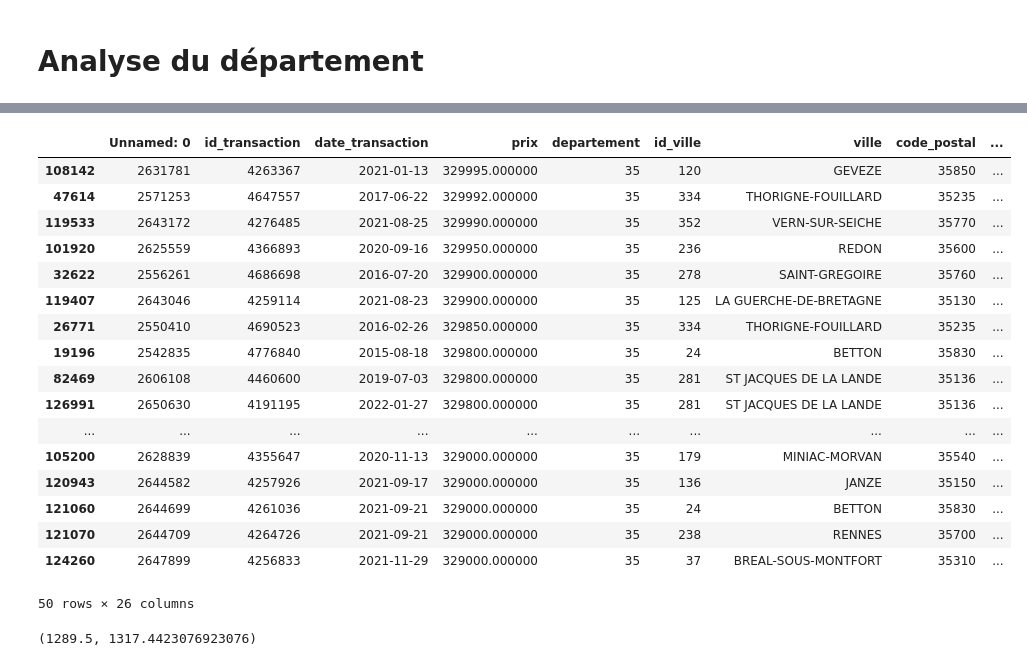
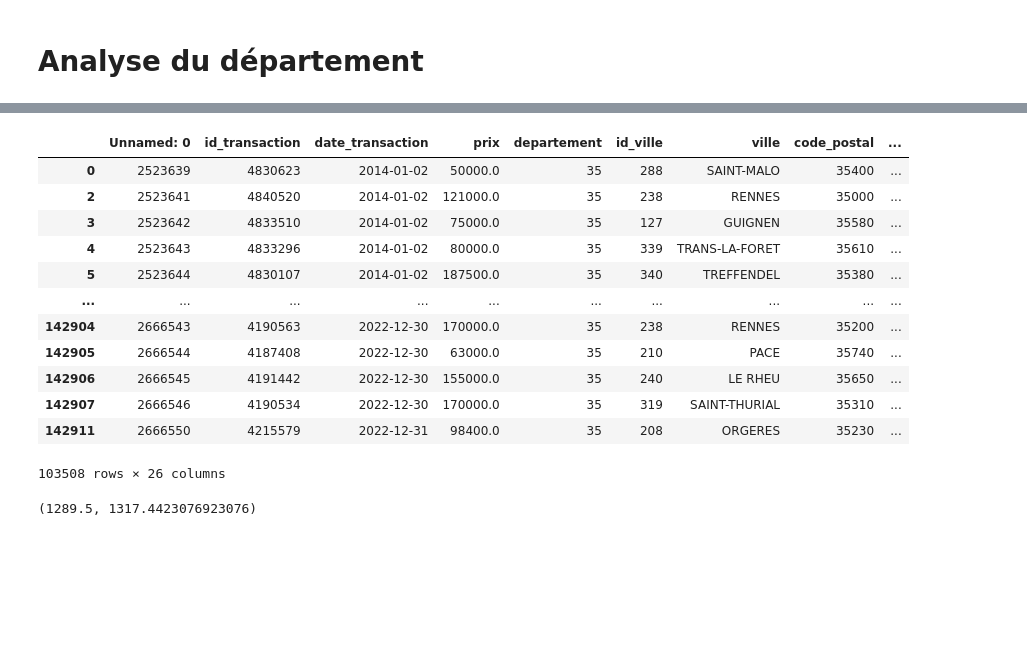
Before and after one commit to Kemriti/Bigdata, a Jupyter notebook: Paris.ipynb, the cells around one changed output, grey strips where cells are left out. Cells and saved outputs as stored; diff of their text form; code cells hidden in the pictures; blank space fills up the shorter version.

```diff
--- a/Paris.ipynb
+++ b/Paris.ipynb
@@ -58,24 +56,3 @@ surface_terrains_nature       float64
 surface_totale                float64
 prix_m2                       float64
 dtype: object
-# %%
-departement['surface_locaux_industriels'] = departement['surface_locaux_industriels'].str.replace(r'{|}', '')
-departement['surface_locaux_industriels'] = departement['surface_locaux_industriels'].apply(lambda x: x if isinstance(x, str) and x.strip() != '' else '0')
-departement['surface_locaux_industriels'] = pd.to_numeric(departement['surface_locaux_industriels'], errors='coerce')
-departement['surface_locaux_industriels'] = departement['surface_locaux_industriels'].fillna(0)
-departement['surface_dependances'] = departement['surface_dependances'].str.replace(r'{|}', '')
-departement['surface_dependances'] = departement['surface_dependances'].apply(lambda x: x if isinstance(x, str) and x.strip() != '' else '0')
-departement['surface_dependances'] = pd.to_numeric(departement['surface_dependances'], errors='coerce')
-departement['surface_dependances'] = departement['surface_dependances'].fillna(0)
-departement['surface_terrains_agricoles'] = departement['surface_terrains_agricoles'].str.replace(r'{|}', '')
-departement['surface_terrains_agricoles'] = departement['surface_terrains_agricoles'].apply(lambda x: x if isinstance(x, str) and x.strip() != '' else '0')
-departement['surface_terrains_agricoles'] = pd.to_numeric(departement['surface_terrains_agricoles'], errors='coerce')
-departement['surface_terrains_agricoles'] = departement['surface_terrains_agricoles'].fillna(0)
-departement['surface_terrains_sols'] = departement['surface_terrains_sols'].str.replace(r'{|}', '')
-departement['surface_terrains_sols'] = departement['surface_terrains_sols'].apply(lambda x: x if isinstance(x, str) and x.strip() != '' else '0')
-departement['surface_terrains_sols'] = pd.to_numeric(departement['surface_terrains_sols'], errors='coerce')
-departement['surface_terrains_sols'] = departement['surface_terrains_sols'].fillna(0)
-departement['surface_terrains_nature'] = departement['surface_terrains_nature'].str.replace(r'{|}', '')
-departement['surface_terrains_nature'] = departement['surface_terrains_nature'].apply(lambda x: x if isinstance(x, str) and x.strip() != '' else '0')
-departement['surface_terrains_nature'] = pd.to_numeric(departement['surface_terrains_nature'], errors='coerce')
-departement['surface_terrains_nature'] = departement['surface_terrains_nature'].fillna(0)
@@ -84,2 +58,0 @@ AttributeError: Can only use .str accessor with string values!
-# %%
-departement["surface_totale"]=departement["surface_habitable"]+departement["surface_locaux_industriels"]+departement["surface_dependances"]+departement["surface_terrains_agricoles"]+departement["surface_terrains_sols"]+departement["surface_terrains_nature"]
@@ -257,26 +285,21 @@ departement.nlargest(50,"prix_m2")
 seuil_sup = departement['prix'].quantile(0.9)
 departement=departement[departement['prix'] < seuil_sup]
 # %%
-departement.nlargest(50,"prix")
+departement
 # %% [output]
 |  | Unnamed: 0 | id_transaction | date_transaction | prix | departement | id_ville | ville | code_postal | ... |
-| 108142 | 2631781 | 4263367 | 2021-01-13 | 329995.000000 | 35 | 120 | GEVEZE | 35850 | ... |
-| 47614 | 2571253 | 4647557 | 2017-06-22 | 329992.000000 | 35 | 334 | THORIGNE-FOUILLARD | 35235 | ... |
-| 119533 | 2643172 | 4276485 | 2021-08-25 | 329990.000000 | 35 | 352 | VERN-SUR-SEICHE | 35770 | ... |
-| 101920 | 2625559 | 4366893 | 2020-09-16 | 329950.000000 | 35 | 236 | REDON | 35600 | ... |
-| 32622 | 2556261 | 4686698 | 2016-07-20 | 329900.000000 | 35 | 278 | SAINT-GREGOIRE | 35760 | ... |
-| 119407 | 2643046 | 4259114 | 2021-08-23 | 329900.000000 | 35 | 125 | LA GUERCHE-DE-BRETAGNE | 35130 | ... |
-| 26771 | 2550410 | 4690523 | 2016-02-26 | 329850.000000 | 35 | 334 | THORIGNE-FOUILLARD | 35235 | ... |
-| 19196 | 2542835 | 4776840 | 2015-08-18 | 329800.000000 | 35 | 24 | BETTON | 35830 | ... |
-| 82469 | 2606108 | 4460600 | 2019-07-03 | 329800.000000 | 35 | 281 | ST JACQUES DE LA LANDE | 35136 | ... |
-| 126991 | 2650630 | 4191195 | 2022-01-27 | 329800.000000 | 35 | 281 | ST JACQUES DE LA LANDE | 35136 | ... |
+| 0 | 2523639 | 4830623 | 2014-01-02 | 50000.0 | 35 | 288 | SAINT-MALO | 35400 | ... |
+| 2 | 2523641 | 4840520 | 2014-01-02 | 121000.0 | 35 | 238 | RENNES | 35000 | ... |
+| 3 | 2523642 | 4833510 | 2014-01-02 | 75000.0 | 35 | 127 | GUIGNEN | 35580 | ... |
+| 4 | 2523643 | 4833296 | 2014-01-02 | 80000.0 | 35 | 339 | TRANS-LA-FORET | 35610 | ... |
+| 5 | 2523644 | 4830107 | 2014-01-02 | 187500.0 | 35 | 340 | TREFFENDEL | 35380 | ... |
 | ... | ... | ... | ... | ... | ... | ... | ... | ... | ... |
-| 105200 | 2628839 | 4355647 | 2020-11-13 | 329000.000000 | 35 | 179 | MINIAC-MORVAN | 35540 | ... |
-| 120943 | 2644582 | 4257926 | 2021-09-17 | 329000.000000 | 35 | 136 | JANZE | 35150 | ... |
-| 121060 | 2644699 | 4261036 | 2021-09-21 | 329000.000000 | 35 | 24 | BETTON | 35830 | ... |
-| 121070 | 2644709 | 4264726 | 2021-09-21 | 329000.000000 | 35 | 238 | RENNES | 35700 | ... |
-| 124260 | 2647899 | 4256833 | 2021-11-29 | 329000.000000 | 35 | 37 | BREAL-SOUS-MONTFORT | 35310 | ... |
+| 142904 | 2666543 | 4190563 | 2022-12-30 | 170000.0 | 35 | 238 | RENNES | 35200 | ... |
+| 142905 | 2666544 | 4187408 | 2022-12-30 | 63000.0 | 35 | 210 | PACE | 35740 | ... |
+| 142906 | 2666545 | 4191442 | 2022-12-30 | 155000.0 | 35 | 240 | LE RHEU | 35650 | ... |
+| 142907 | 2666546 | 4190534 | 2022-12-30 | 170000.0 | 35 | 319 | SAINT-THURIAL | 35310 | ... |
+| 142911 | 2666550 | 4215579 | 2022-12-31 | 98400.0 | 35 | 208 | ORGERES | 35230 | ... |
-50 rows × 26 columns
+103508 rows × 26 columns
 # %%
 v=departement["Volume de transaction/mois"].unique()
 np.median(v),v.mean()
```
Also changed, not shown: parts of 15 cells of this notebook.
